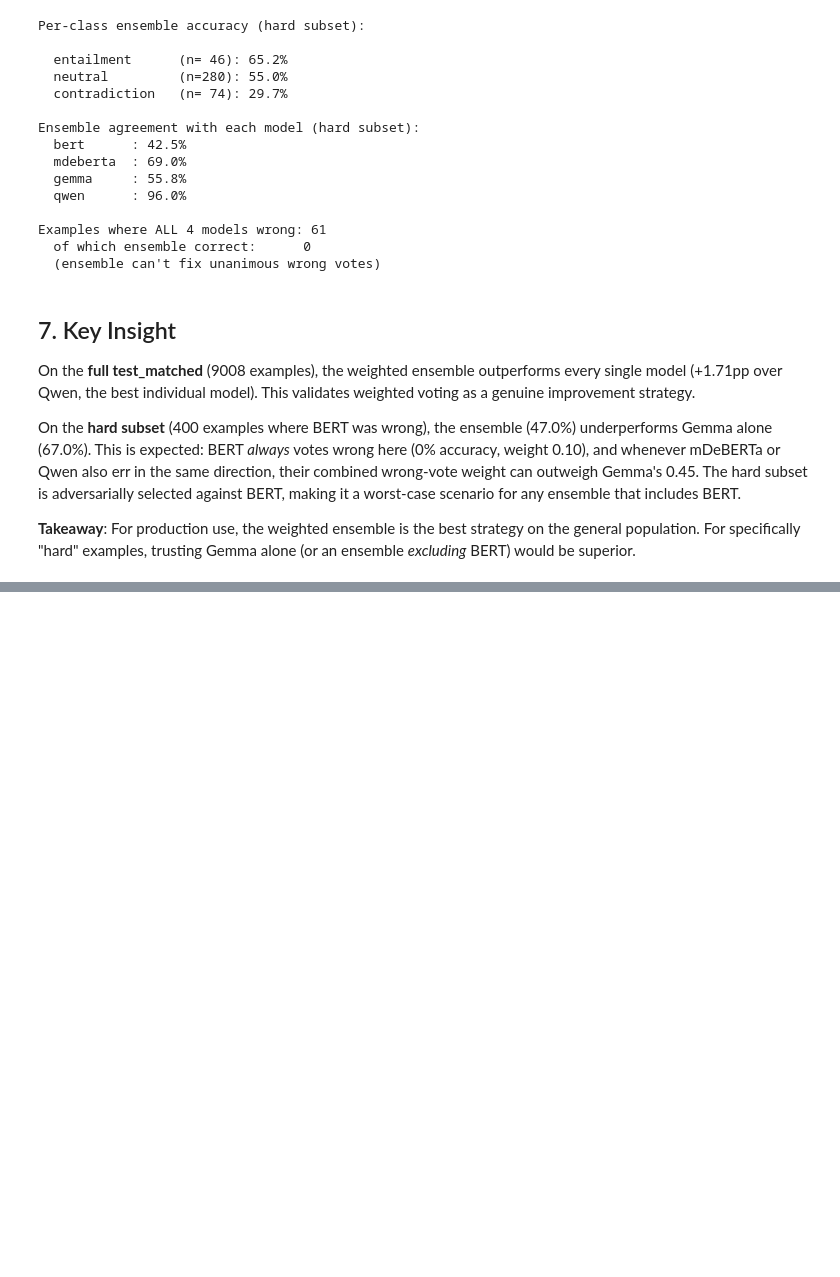
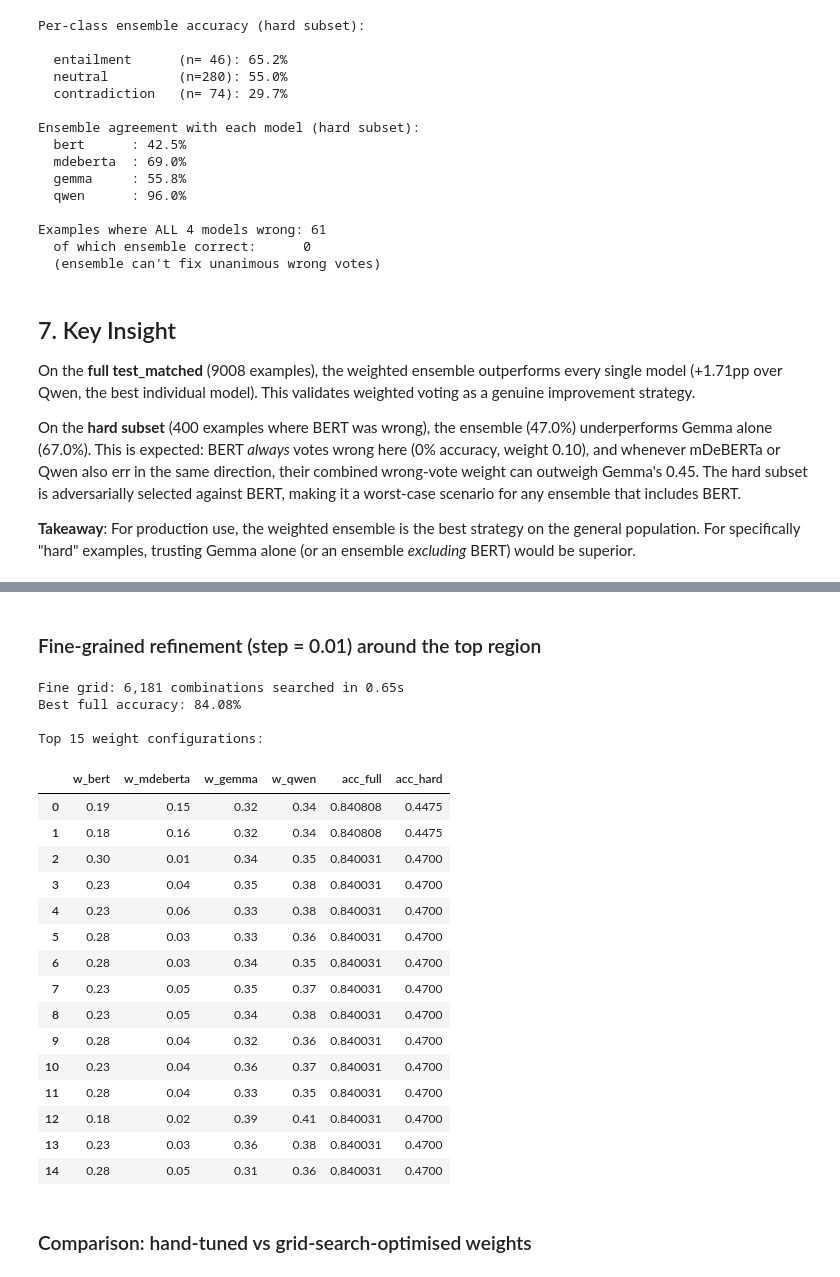
Before and after one commit to yilmazzey/NLP-NLI, a Jupyter notebook: ensemble/ensemble_attempt.ipynb, the cells around one changed output, grey strips where cells are left out. Saved outputs shown, nothing was run; the diff lists cells and outputs as text; code cells hidden in the pictures; blank space fills up the shorter version.

```diff
--- a/ensemble/ensemble_attempt.ipynb
+++ b/ensemble/ensemble_attempt.ipynb
@@ -358,0 +456,72 @@ On the **hard subset** (400 examples where BERT was wrong), the ensemble (47.0%)
+# %% [markdown]
+### Fine-grained refinement (step = 0.01) around the top region
+# %%
+def refined_grid_search(oh_eval, gold_eval, oh_secondary, gold_secondary,
+                        centre_weights, radius=0.10, step=0.01):
+    """Fine grid search in a neighbourhood around centre_weights."""
+    wb_c, wm_c, wg_c, wq_c = centre_weights
+    rows = []
+
+    for wb in np.arange(max(0, wb_c - radius), min(1, wb_c + radius) + step/2, step):
+        for wm in np.arange(max(0, wm_c - radius), min(1, wm_c + radius) + step/2, step):
+            for wg in np.arange(max(0, wg_c - radius), min(1, wg_c + radius) + step/2, step):
+                wq = round(1.0 - wb - wm - wg, 10)
+                if wq < -1e-9 or wq > 1.0 + 1e-9:
+                    continue
+                if abs(wq - wq_c) > radius + 1e-9:
+                    continue
+                wq = np.clip(wq, 0.0, 1.0)
+
+                w = np.array([wb, wm, wg, wq])
+                scores = np.einsum("m,mnc->nc", w, oh_eval)
+                acc = (np.argmax(scores, axis=1) == gold_eval).mean()
+
+                scores_s = np.einsum("m,mnc->nc", w, oh_secondary)
+                acc_s = (np.argmax(scores_s, axis=1) == gold_secondary).mean()
+
+                rows.append({
+                    "w_bert": round(wb, 4), "w_mdeberta": round(wm, 4),
+                    "w_gemma": round(wg, 4), "w_qwen": round(wq, 4),
+                    "acc_full": acc, "acc_hard": acc_s,
+                })
+
+    df = pd.DataFrame(rows).sort_values("acc_full", ascending=False).reset_index(drop=True)
+    return df
+
+
+best_coarse = grid_coarse.iloc[0]
+centre = (best_coarse["w_bert"], best_coarse["w_mdeberta"],
+          best_coarse["w_gemma"], best_coarse["w_qwen"])
+
+t0 = time.perf_counter()
+grid_fine = refined_grid_search(oh_full, gold_full, oh_hard, true_hard,
+                                centre, radius=0.10, step=0.01)
+t1 = time.perf_counter()
+
+print(f"Fine grid: {len(grid_fine):,} combinations searched in {t1-t0:.2f}s")
+print(f"Best full accuracy: {grid_fine.iloc[0]['acc_full']*100:.2f}%")
+print(f"\nTop 15 weight configurations:\n")
+grid_fine.head(15)
+# %% [output]
+Fine grid: 6,181 combinations searched in 0.65s
+Best full accuracy: 84.08%
+
+Top 15 weight configurations:
+|  | w_bert | w_mdeberta | w_gemma | w_qwen | acc_full | acc_hard |
+| 0 | 0.19 | 0.15 | 0.32 | 0.34 | 0.840808 | 0.4475 |
+| 1 | 0.18 | 0.16 | 0.32 | 0.34 | 0.840808 | 0.4475 |
+| 2 | 0.30 | 0.01 | 0.34 | 0.35 | 0.840031 | 0.4700 |
+| 3 | 0.23 | 0.04 | 0.35 | 0.38 | 0.840031 | 0.4700 |
+| 4 | 0.23 | 0.06 | 0.33 | 0.38 | 0.840031 | 0.4700 |
+| 5 | 0.28 | 0.03 | 0.33 | 0.36 | 0.840031 | 0.4700 |
+| 6 | 0.28 | 0.03 | 0.34 | 0.35 | 0.840031 | 0.4700 |
+| 7 | 0.23 | 0.05 | 0.35 | 0.37 | 0.840031 | 0.4700 |
+| 8 | 0.23 | 0.05 | 0.34 | 0.38 | 0.840031 | 0.4700 |
+| 9 | 0.28 | 0.04 | 0.32 | 0.36 | 0.840031 | 0.4700 |
+| 10 | 0.23 | 0.04 | 0.36 | 0.37 | 0.840031 | 0.4700 |
+| 11 | 0.28 | 0.04 | 0.33 | 0.35 | 0.840031 | 0.4700 |
+| 12 | 0.18 | 0.02 | 0.39 | 0.41 | 0.840031 | 0.4700 |
+| 13 | 0.23 | 0.03 | 0.36 | 0.38 | 0.840031 | 0.4700 |
+| 14 | 0.28 | 0.05 | 0.31 | 0.36 | 0.840031 | 0.4700 |
+# %% [markdown]
+### Comparison: hand-tuned vs grid-search-optimised weights
```
Also changed, not shown: parts of 23 cells of this notebook, 10 other files.
